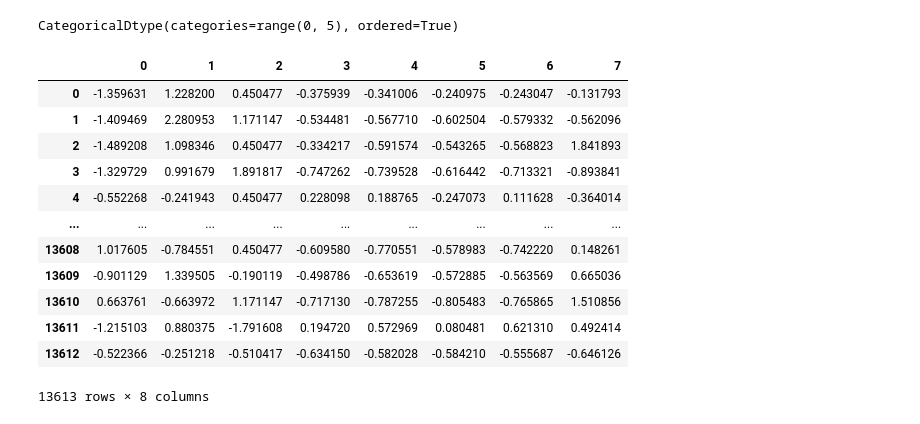
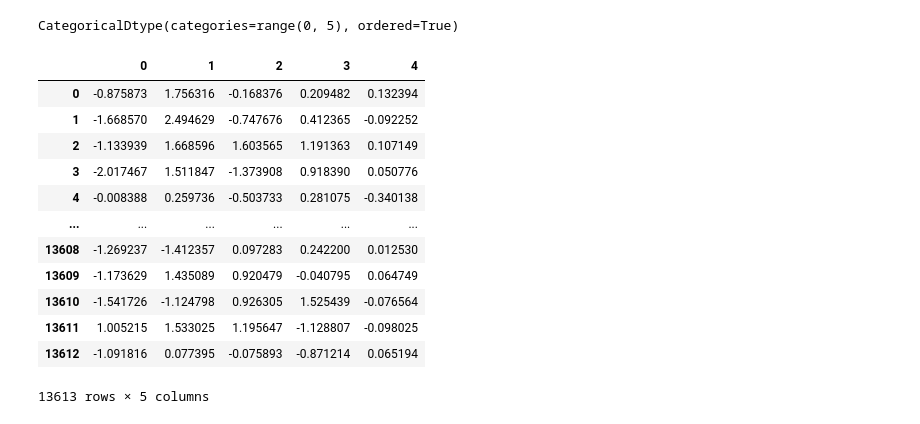
Before and after one commit to Vic263RP/MIA3-Formacion-2023-UV-AI, a Jupyter notebook: B1_HerramientasParaIA/T4_MachineLearning/Tarea4/Rodriguez_Part_Victor.ipynb, the cells around one changed output. Drawn from its saved outputs; the diff is of its cells as text; code cells hidden in the pictures.

Commit message:
Visualización y conclusiones de la reducción de la dimensionalidad

```diff
--- a/B1_HerramientasParaIA/T4_MachineLearning/Tarea4/Rodriguez_Part_Victor.ipynb
+++ b/B1_HerramientasParaIA/T4_MachineLearning/Tarea4/Rodriguez_Part_Victor.ipynb
@@ -71,6 +74,7 @@ Iris plants dataset
 
 class Pipeline:
 
+    #Esta parte de la clase sirve para preparar los datos (filtrar. estandarizar y aplicar reducción de dimensionalidad)
     def __init__(self, df, random_state=42):
         ''' Importamos el random state en la clase para que siempre sea el mismo a no ser que el usuario quiera usar otro.'''
         '''Importaremos el modelo de clasificación más adelante y no en el __init__ para así poder usar varios en el mismo objeto y poder comparar'''
@@ -100,11 +104,16 @@ class Pipeline:
 
         return self.scaler.transform(datos)
 
+    def __reducirDimensionalidad(self, datos):
+        return self.modelo_reduccion.transform(datos)
+
     def prepararDatos(self, target, **kwargs):
 
         n_cuantiles = None
         test_size = 0.3
         self.scaler = StandardScaler()
+        n_components = 1
+        modelo = PCA
         for arg in kwargs.keys():
             if arg == 'n_cuantiles':
                 n_cuantiles = kwargs[arg]
@@ -112,10 +121,10 @@ class Pipeline:
                 test_size = kwargs[arg]
             if arg == 'scaler':
                 self.scaler = kwargs[arg]
-            # if arg == 'model':
-            #     model = kwargs[arg]
-            # if arg == 'n_components':
-            #     n_components = kwargs[arg]
+            if arg == 'modelo':
+                modelo = kwargs[arg]
+            if arg == 'n_components':
+                n_components = kwargs[arg]
 
         self.target = target
         self.__dataCleaning()
@@ -128,6 +137,30 @@ class Pipeline:
 
         '''En cambio, los datos los estandarizaremos (con el scaler entrenado) siempre que queramos pasarle datos nuevos, sean de train, de test o nuevos datos que queramos predecir'''
         self.train_estandarizados = self.__estandarizarDatos(self.train.drop(columns=self.target))
+        '''Lo mismo que para estandarizar. Puesto que solo entrenamos una vez el modelo de reducción de la dimensionalidad,
+        no hace falta crear una nueva función.'''
+        self.modelo_reduccion = modelo(n_components=n_components)
+        '''La segunda variable del fit es para entrenarla con el target. Esta variable se ignora en PCA pero es necesaria para modelos como
+        k-neighbours o LDA'''
+        self.modelo_reduccion.fit(self.train_estandarizados, y=self.train[self.target])
+        self.train_reducido = self.__reducirDimensionalidad(self.train_estandarizados)
+
+
+    def summary_reduccion(self):
+        # Mostrar en un histograma las conclusiones de la reducción de la dimensionalidad.
+
+        plt.figure()#figsize=(5, 5))
+
+        plt.bar(range(1, 1 + self.modelo_reduccion.explained_variance_ratio_.shape[0]), self.modelo_reduccion.explained_variance_ratio_)
+        #plt.bar(range(1, 1 + len(self.modelo_reduccion.explained_variance_ratio_)), self.modelo_reduccion.explained_variance_ratio_)
+
+        plt.grid()
+        plt.ylim((0, 1))
+        plt.xlabel('Componentes')
+        plt.xticks(range(1, len(self.modelo_reduccion.explained_variance_ratio_) + 1))
+        plt.ylabel('% varianza explicada')
+        plt.title('Proporción de varianza explicada por componente')
+        plt.show()
 # %% [markdown]
 # Prueba con df iris
 # %%
@@ -197,18 +248,18 @@ pipeline_housing.df['median_house_value'].dtype
 # %% [output]
 CategoricalDtype(categories=range(0, 5), ordered=True)
 # %%
-pd.DataFrame(pipeline_housing.train_estandarizados)
+pd.DataFrame(pipeline_housing.train_reducido)
 # %% [output]
-|  | 0 | 1 | 2 | 3 | 4 | 5 | 6 | 7 |
-| 0 | -1.359631 | 1.228200 | 0.450477 | -0.375939 | -0.341006 | -0.240975 | -0.243047 | -0.131793 |
-| 1 | -1.409469 | 2.280953 | 1.171147 | -0.534481 | -0.567710 | -0.602504 | -0.579332 | -0.562096 |
-| 2 | -1.489208 | 1.098346 | 0.450477 | -0.334217 | -0.591574 | -0.543265 | -0.568823 | 1.841893 |
-| 3 | -1.329729 | 0.991679 | 1.891817 | -0.747262 | -0.739528 | -0.616442 | -0.713321 | -0.893841 |
-| 4 | -0.552268 | -0.241943 | 0.450477 | 0.228098 | 0.188765 | -0.247073 | 0.111628 | -0.364014 |
-| ... | ... | ... | ... | ... | ... | ... | ... | ... |
-| 13608 | 1.017605 | -0.784551 | 0.450477 | -0.609580 | -0.770551 | -0.578983 | -0.742220 | 0.148261 |
-| 13609 | -0.901129 | 1.339505 | -0.190119 | -0.498786 | -0.653619 | -0.572885 | -0.563569 | 0.665036 |
-| 13610 | 0.663761 | -0.663972 | 1.171147 | -0.717130 | -0.787255 | -0.805483 | -0.765865 | 1.510856 |
-| 13611 | -1.215103 | 0.880375 | -1.791608 | 0.194720 | 0.572969 | 0.080481 | 0.621310 | 0.492414 |
-| 13612 | -0.522366 | -0.251218 | -0.510417 | -0.634150 | -0.582028 | -0.584210 | -0.555687 | -0.646126 |
+|  | 0 | 1 | 2 | 3 | 4 |
+| 0 | -0.875873 | 1.756316 | -0.168376 | 0.209482 | 0.132394 |
+| 1 | -1.668570 | 2.494629 | -0.747676 | 0.412365 | -0.092252 |
+| 2 | -1.133939 | 1.668596 | 1.603565 | 1.191363 | 0.107149 |
+| 3 | -2.017467 | 1.511847 | -1.373908 | 0.918390 | 0.050776 |
+| 4 | -0.008388 | 0.259736 | -0.503733 | 0.281075 | -0.340138 |
+| ... | ... | ... | ... | ... | ... |
+| 13608 | -1.269237 | -1.412357 | 0.097283 | 0.242200 | 0.012530 |
+| 13609 | -1.173629 | 1.435089 | 0.920479 | -0.040795 | 0.064749 |
+| 13610 | -1.541726 | -1.124798 | 0.926305 | 1.525439 | -0.076564 |
+| 13611 | 1.005215 | 1.533025 | 1.195647 | -1.128807 | -0.098025 |
+| 13612 | -1.091816 | 0.077395 | -0.075893 | -0.871214 | 0.065194 |
-13613 rows × 8 columns
+13613 rows × 5 columns
```
Also changed, not shown: parts of 10 cells of this notebook.
